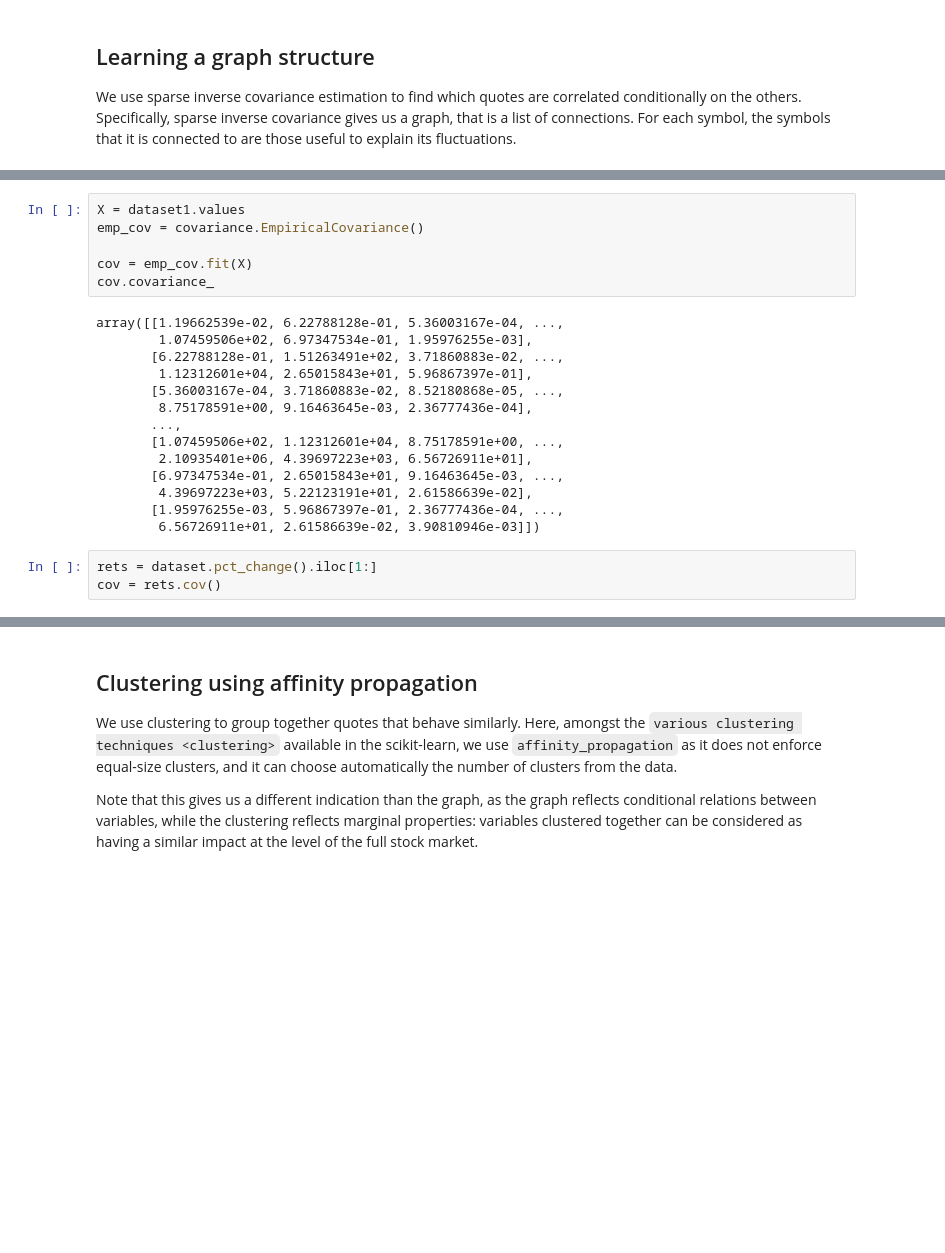
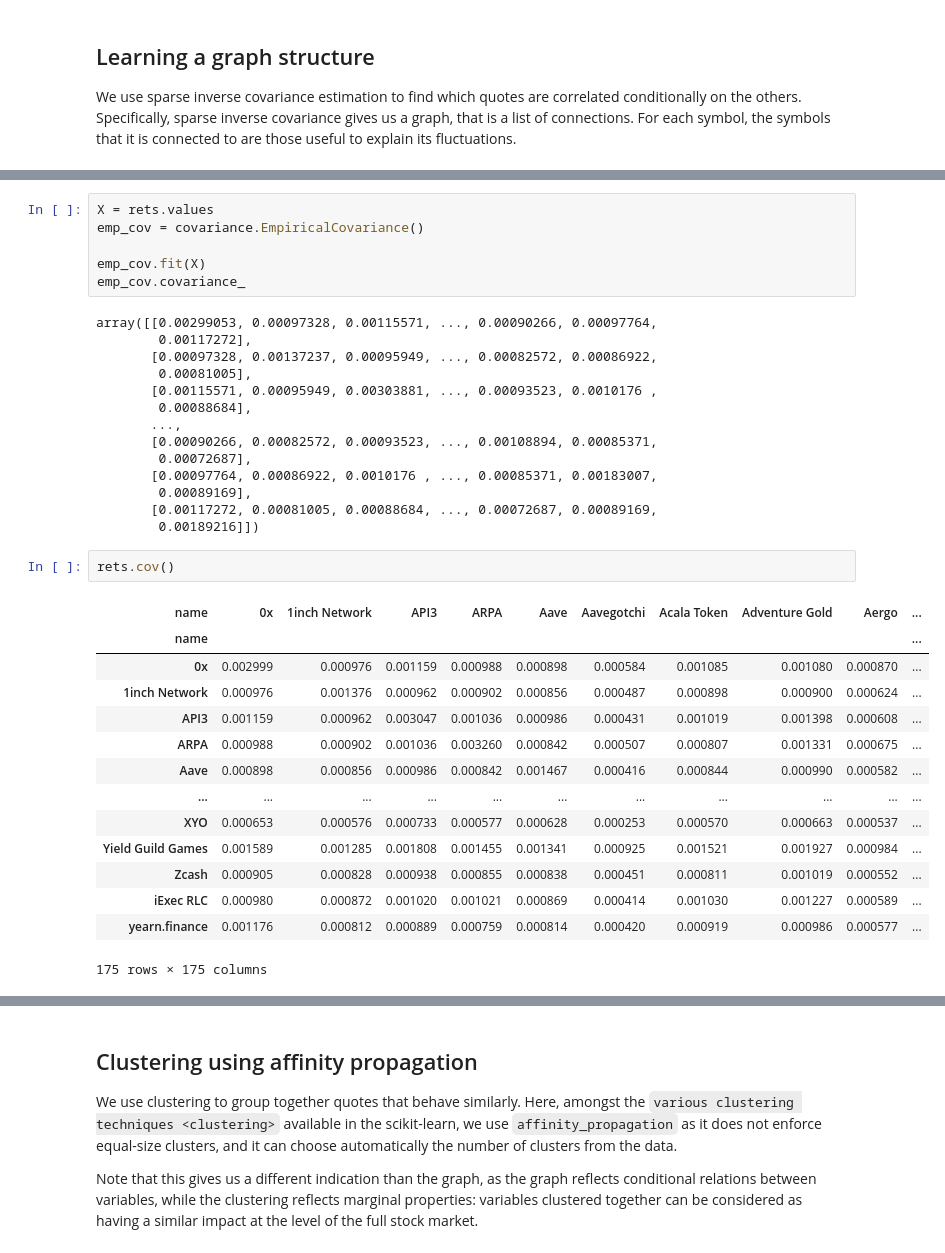
Before and after one commit to kevingivens/Blog, a Jupyter notebook: 2023/Crypto_Correlations/plot_stock_market.ipynb, the cells around one changed output, grey strips where cells are left out. Cells and saved outputs as stored; diff of their text form; blank space fills up the shorter version.

```diff
--- a/2023/Crypto_Correlations/plot_stock_market.ipynb
+++ b/2023/Crypto_Correlations/plot_stock_market.ipynb
@@ -314,23 +245,37 @@ dataset1
 # %%
-X = dataset1.values
+X = rets.values
 emp_cov = covariance.EmpiricalCovariance()
 
-cov = emp_cov.fit(X)
-cov.covariance_
+emp_cov.fit(X)
+emp_cov.covariance_
 # %% [output]
-array([[1.19662539e-02, 6.22788128e-01, 5.36003167e-04, ...,
-        1.07459506e+02, 6.97347534e-01, 1.95976255e-03],
-       [6.22788128e-01, 1.51263491e+02, 3.71860883e-02, ...,
-        1.12312601e+04, 2.65015843e+01, 5.96867397e-01],
-       [5.36003167e-04, 3.71860883e-02, 8.52180868e-05, ...,
-        8.75178591e+00, 9.16463645e-03, 2.36777436e-04],
+array([[0.00299053, 0.00097328, 0.00115571, ..., 0.00090266, 0.00097764,
+        0.00117272],
+       [0.00097328, 0.00137237, 0.00095949, ..., 0.00082572, 0.00086922,
+        0.00081005],
+       [0.00115571, 0.00095949, 0.00303881, ..., 0.00093523, 0.0010176 ,
+        0.00088684],
        ...,
-       [1.07459506e+02, 1.12312601e+04, 8.75178591e+00, ...,
-        2.10935401e+06, 4.39697223e+03, 6.56726911e+01],
-       [6.97347534e-01, 2.65015843e+01, 9.16463645e-03, ...,
-        4.39697223e+03, 5.22123191e+01, 2.61586639e-02],
-       [1.95976255e-03, 5.96867397e-01, 2.36777436e-04, ...,
-        6.56726911e+01, 2.61586639e-02, 3.90810946e-03]])
+       [0.00090266, 0.00082572, 0.00093523, ..., 0.00108894, 0.00085371,
+        0.00072687],
+       [0.00097764, 0.00086922, 0.0010176 , ..., 0.00085371, 0.00183007,
+        0.00089169],
+       [0.00117272, 0.00081005, 0.00088684, ..., 0.00072687, 0.00089169,
+        0.00189216]])
-# %%
-rets = dataset.pct_change().iloc[1:]
-cov = rets.cov()
+# %%
+rets.cov()
+# %% [output]
+| name | 0x | 1inch Network | API3 | ARPA | Aave | Aavegotchi | Acala Token | Adventure Gold | Aergo | ... |
+| name |  |  |  |  |  |  |  |  |  | ... |
+| 0x | 0.002999 | 0.000976 | 0.001159 | 0.000988 | 0.000898 | 0.000584 | 0.001085 | 0.001080 | 0.000870 | ... |
+| 1inch Network | 0.000976 | 0.001376 | 0.000962 | 0.000902 | 0.000856 | 0.000487 | 0.000898 | 0.000900 | 0.000624 | ... |
+| API3 | 0.001159 | 0.000962 | 0.003047 | 0.001036 | 0.000986 | 0.000431 | 0.001019 | 0.001398 | 0.000608 | ... |
+| ARPA | 0.000988 | 0.000902 | 0.001036 | 0.003260 | 0.000842 | 0.000507 | 0.000807 | 0.001331 | 0.000675 | ... |
+| Aave | 0.000898 | 0.000856 | 0.000986 | 0.000842 | 0.001467 | 0.000416 | 0.000844 | 0.000990 | 0.000582 | ... |
+| ... | ... | ... | ... | ... | ... | ... | ... | ... | ... | ... |
+| XYO | 0.000653 | 0.000576 | 0.000733 | 0.000577 | 0.000628 | 0.000253 | 0.000570 | 0.000663 | 0.000537 | ... |
+| Yield Guild Games | 0.001589 | 0.001285 | 0.001808 | 0.001455 | 0.001341 | 0.000925 | 0.001521 | 0.001927 | 0.000984 | ... |
+| Zcash | 0.000905 | 0.000828 | 0.000938 | 0.000855 | 0.000838 | 0.000451 | 0.000811 | 0.001019 | 0.000552 | ... |
+| iExec RLC | 0.000980 | 0.000872 | 0.001020 | 0.001021 | 0.000869 | 0.000414 | 0.001030 | 0.001227 | 0.000589 | ... |
+| yearn.finance | 0.001176 | 0.000812 | 0.000889 | 0.000759 | 0.000814 | 0.000420 | 0.000919 | 0.000986 | 0.000577 | ... |
+175 rows × 175 columns
```
Also changed, not shown: parts of 29 cells of this notebook.
